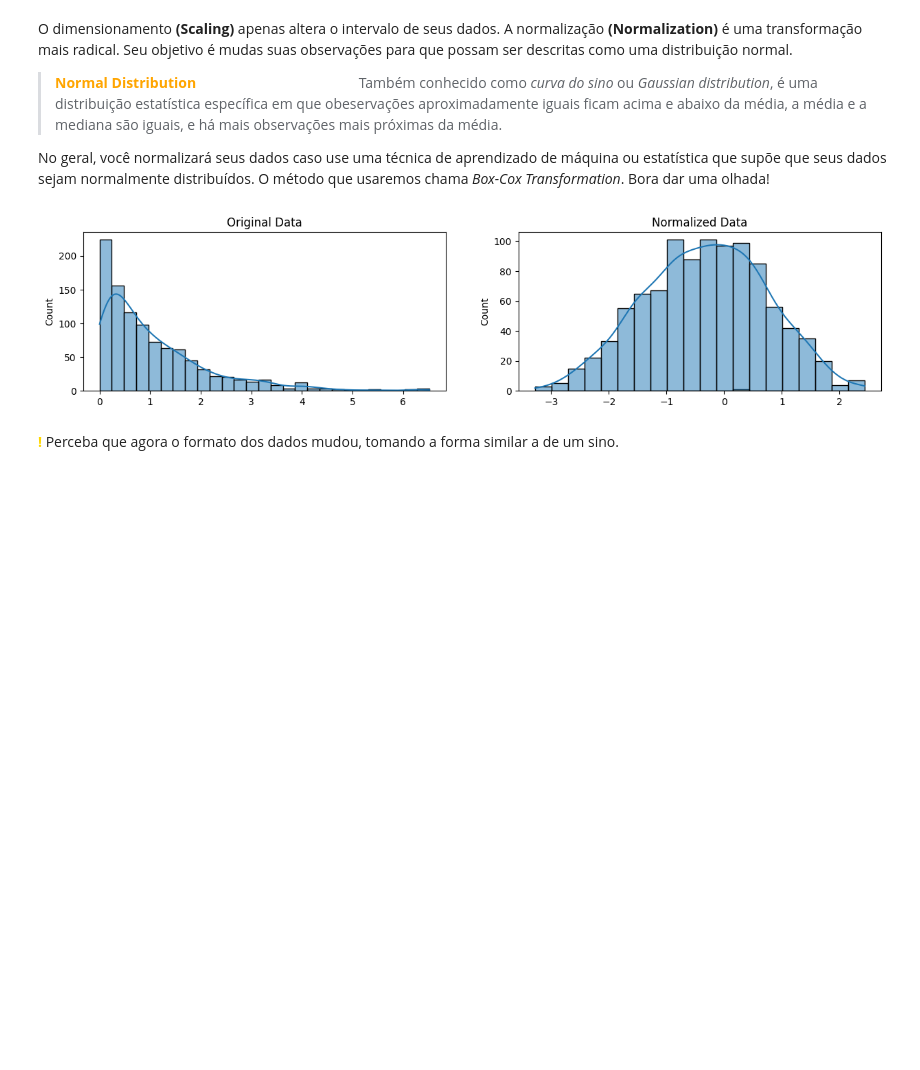
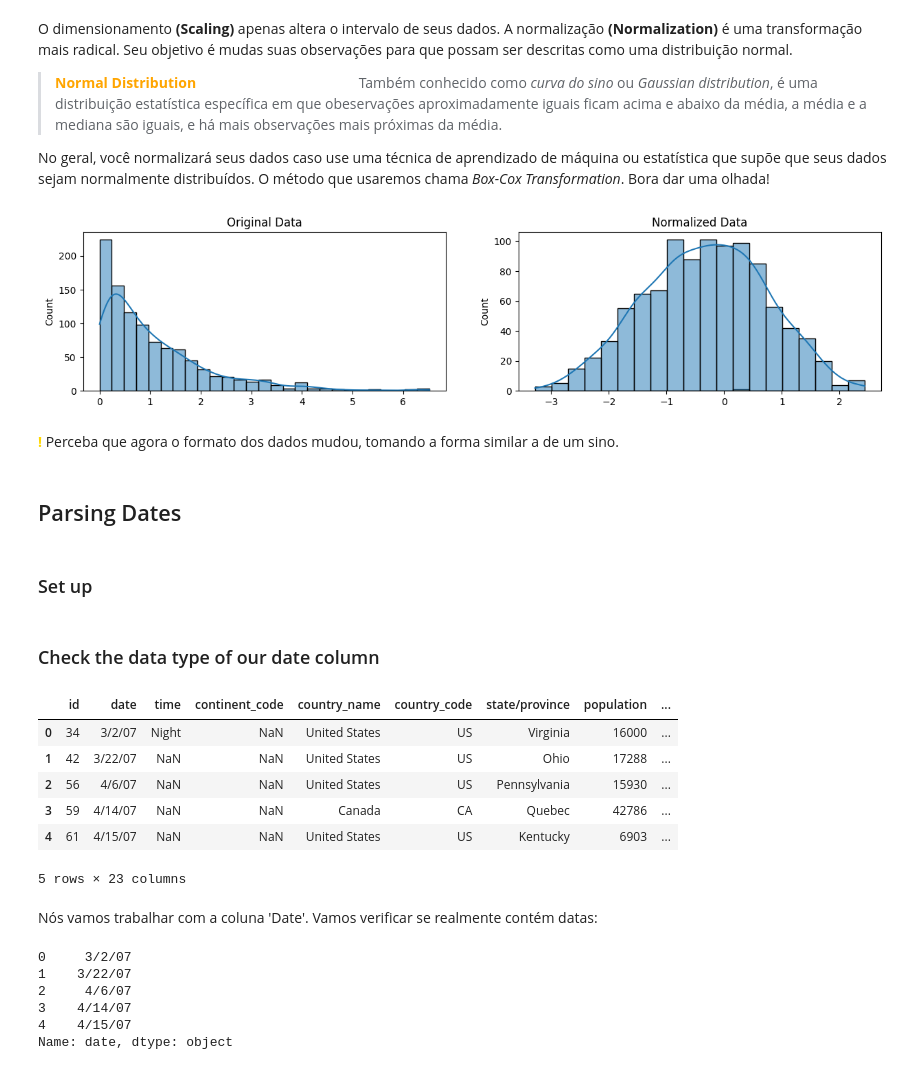
Before and after one commit to kawakami01/kaggle-courses, a Jupyter notebook: Data Cleaning Course/kaggle-data-cleaning-course.ipynb, the cells around one changed output. Saved outputs shown, nothing was run; the diff lists cells and outputs as text; code cells hidden in the pictures; blank space fills up the shorter version.

```diff
--- a/Data Cleaning Course/kaggle-data-cleaning-course.ipynb
+++ b/Data Cleaning Course/kaggle-data-cleaning-course.ipynb
@@ -246,3 +246,7 @@ plt.show()
 [figure]
 # %% [markdown]
 <font color='Gold'>**!**</font> Perceba que agora o formato dos dados mudou, tomando a forma similar a de um sino.
+# %% [markdown]
+## Parsing Dates
+# %% [markdown]
+### Set up
@@ -248,0 +262,23 @@ plt.show()
+# %% [markdown]
+### Check the data type of our date column
+# %%
+landslides.head()
+# %% [output]
+|  | id | date | time | continent_code | country_name | country_code | state/province | population | ... |
+| 0 | 34 | 3/2/07 | Night | NaN | United States | US | Virginia | 16000 | ... |
+| 1 | 42 | 3/22/07 | NaN | NaN | United States | US | Ohio | 17288 | ... |
+| 2 | 56 | 4/6/07 | NaN | NaN | United States | US | Pennsylvania | 15930 | ... |
+| 3 | 59 | 4/14/07 | NaN | NaN | Canada | CA | Quebec | 42786 | ... |
+| 4 | 61 | 4/15/07 | NaN | NaN | United States | US | Kentucky | 6903 | ... |
+5 rows × 23 columns
+# %% [markdown]
+Nós vamos trabalhar com a coluna 'Date'. Vamos verificar se realmente contém datas:
+# %%
+landslides['date'].head()
+# %% [output]
+0     3/2/07
+1    3/22/07
+2     4/6/07
+3    4/14/07
+4    4/15/07
+Name: date, dtype: object
```
Also changed, not shown: parts of 15 cells of this notebook, 1 other file.
